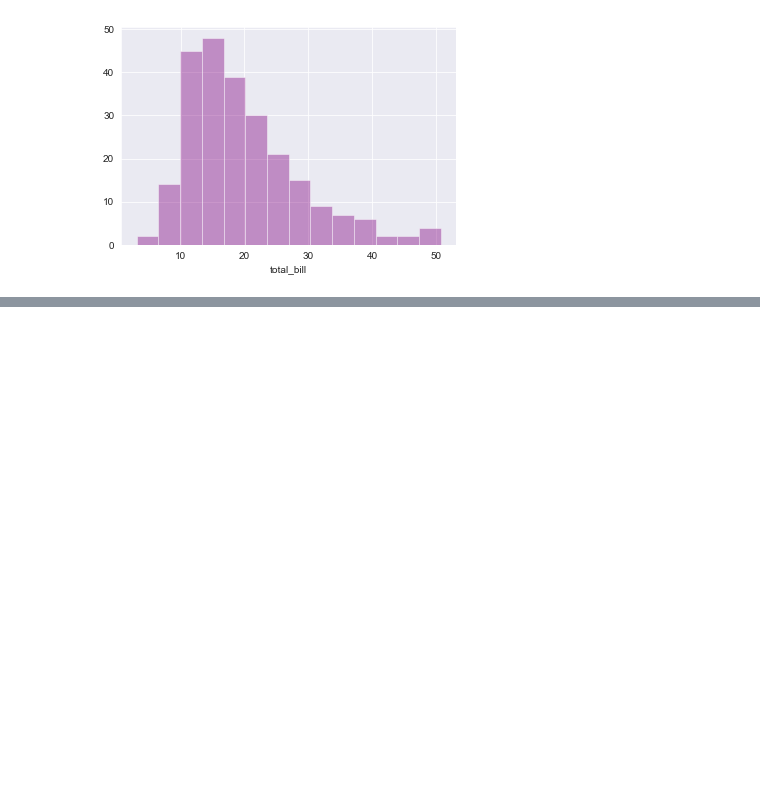
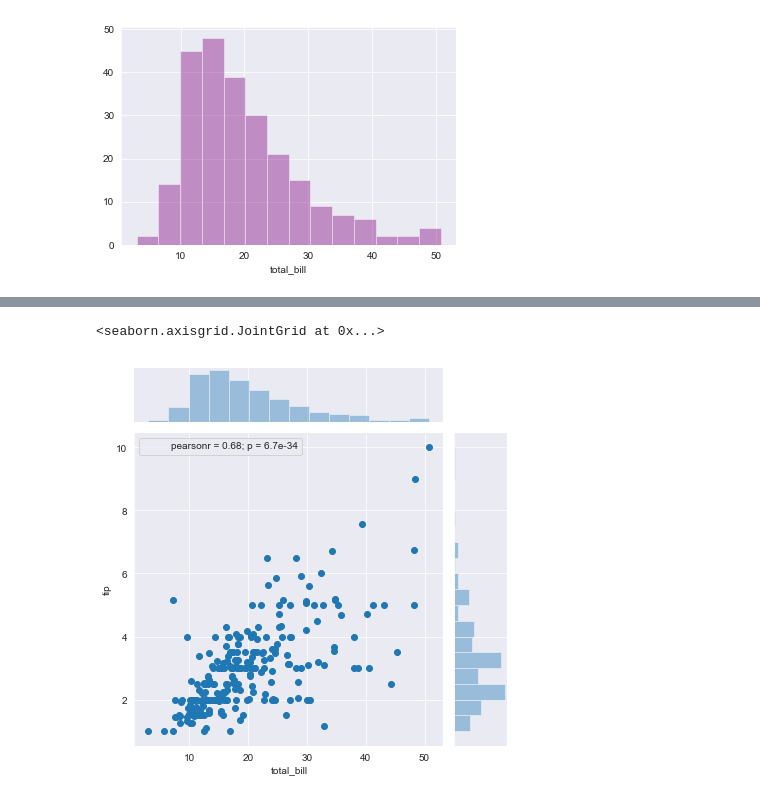
Before and after one commit to AnmolTomer/ml_bootcamp_udemy, a Jupyter notebook: 09. Data Visualization - Seaborn/9.1 Distribution Plots.ipynb, the cells around one changed output, grey strips where cells are left out. Drawn from its saved outputs; the diff is of its cells as text; code cells hidden in the pictures; blank space fills up the shorter version.

```diff
--- a/09. Data Visualization - Seaborn/9.1 Distribution Plots.ipynb
+++ b/09. Data Visualization - Seaborn/9.1 Distribution Plots.ipynb
@@ -67,0 +114,8 @@ sns.distplot(tips['total_bill'],color='purple',kde=False)
+# %%
+# We can combine 2 different distribution plots. Bivariate = 2 variables.
+a = sns.jointplot(x='total_bill',y='tip',data=tips) # sns.jointplot(x variable = ,y variable = , dataset)
+a.annotate(stats.pearsonr) # To get pearson value, p coefficient
+# More on p coefficient when discussing linear regression.
+# %% [output]
+<seaborn.axisgrid.JointGrid at 0x...>
+[figure, added]
```
Also changed, not shown: parts of 31 cells of this notebook.
